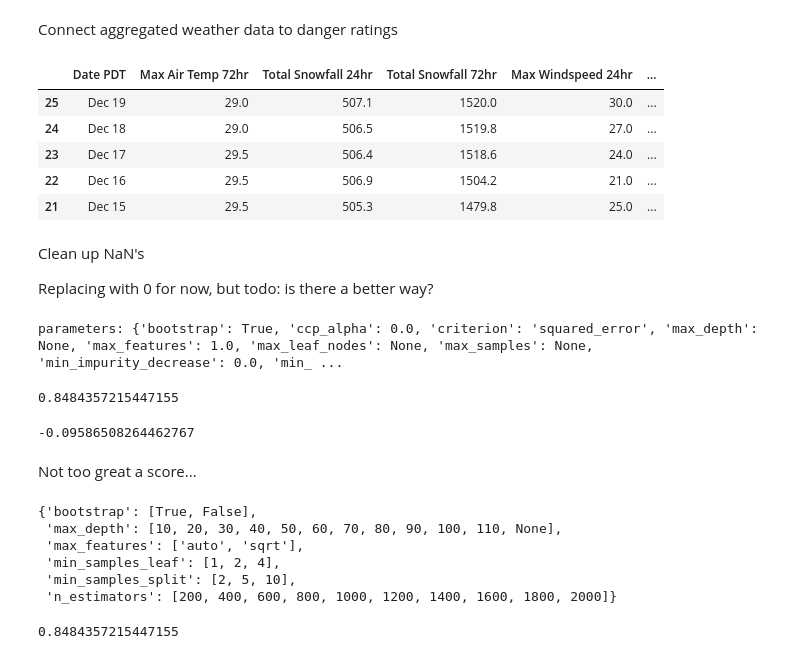
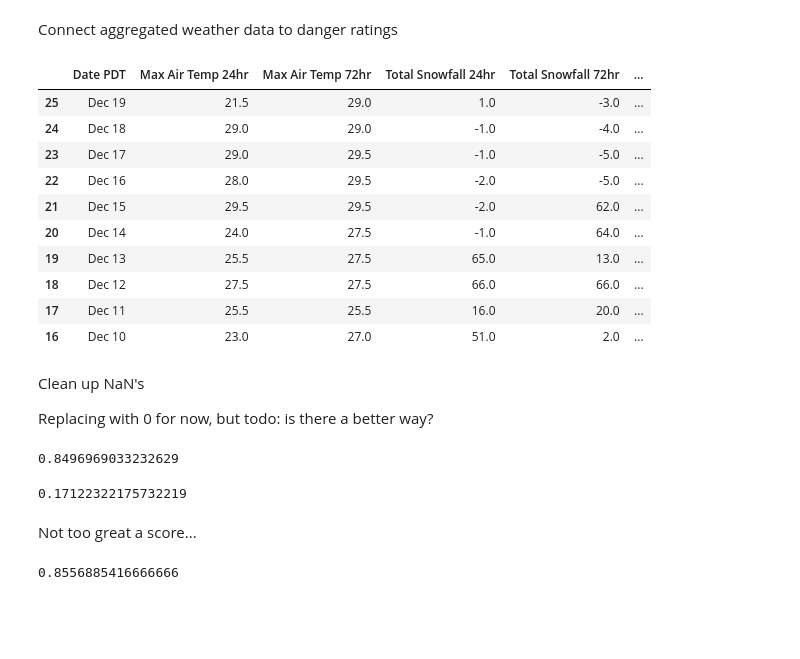
Before and after one commit to itsjpb/470-avalanche-prediction, a Jupyter notebook: jupyter/better_metrics.ipynb, the cells around one changed output. Cells and saved outputs as stored; diff of their text form; code cells hidden in the pictures; blank space fills up the shorter version.

Commit message:
correct snowfall amount improves prediction

```diff
--- a/jupyter/better_metrics.ipynb
+++ b/jupyter/better_metrics.ipynb
@@ -233,8 +233,14 @@ def connect_danger_to_aggregated_weather(seasonal_df, danger_df, result_df):
             return days_df.iloc[0:24*3]
         def get_max_air_temp(day):
             return day['Temp F'].max()
-        def get_total_snowfall(day):
-            return day['PcpAc in'].sum()
+        def get_total_snowfall(days_df):
+            try:
+                first = days_df['SnoHt in'].iat[0]
+                last = days_df['SnoHt in'].iloc[-1]
+                return first - last
+            except Exception as err:
+                print('err:', err)
+                return 0
         def get_max_wind(day):
             return day['Spd mph'].max() # should we use gust?
         def get_weighted_snowfall(days_df):
@@ -276,41 +282,46 @@ def connect_danger_to_aggregated_weather(seasonal_df, danger_df, result_df):
         return result_df
 
     def add_date_and_danger(row, date, danger, prev_danger):
         row['Date PDT'] = date
         row['Yesterday Danger'] = prev_danger
         row ['Danger Rating'] = danger
         return row
 
     prev_day_danger = 0
     # For every danger rating (ie for every day)
     for idx, row in danger_df.iterrows():
         date, date_start = get_date_and_datestart(row)
         # Use this to index the seasonal dataframe
         idx = get_idx(seasonal_df, date_start)
         # Get the past x days
         days_past = get_days_past(seasonal_df)
         # Aggregate them
         agg_past = aggregate(days_past)
         # Tag with date and danger rating
         agg_past = add_date_and_danger(agg_past, date, row['Danger Rating'], prev_day_danger)
         # Add back into the dataframe
         result_df = add_and_reindex(result_df, agg_past)
         # Cache today's danger to use as previous next iter
         prev_day_danger = row['Danger Rating']
     # Drop a BUNCH of columns
-    cols = [1,2,3,4,5,6,7,8,9,10,11,12,13] # BAD
+    cols = [1,2,3,4,5,6,7,8,9,10,11,12] # BAD
     result_df.drop(result_df.columns[cols], axis=1, inplace=True)
     return result_df
 
 training_data = connect_danger_to_aggregated_weather(seasonal_weather, seasonal_danger, training_data)
-training_data.iloc[120:125]
+training_data.iloc[120:130]
 # %% [output]
-|  | Date PDT | Max Air Temp 72hr | Total Snowfall 24hr | Total Snowfall 72hr | Max Windspeed 24hr | ... |
-| 25 | Dec 19 | 29.0 | 507.1 | 1520.0 | 30.0 | ... |
-| 24 | Dec 18 | 29.0 | 506.5 | 1519.8 | 27.0 | ... |
-| 23 | Dec 17 | 29.5 | 506.4 | 1518.6 | 24.0 | ... |
-| 22 | Dec 16 | 29.5 | 506.9 | 1504.2 | 21.0 | ... |
-| 21 | Dec 15 | 29.5 | 505.3 | 1479.8 | 25.0 | ... |
+|  | Date PDT | Max Air Temp 24hr | Max Air Temp 72hr | Total Snowfall 24hr | Total Snowfall 72hr | ... |
+| 25 | Dec 19 | 21.5 | 29.0 | 1.0 | -3.0 | ... |
+| 24 | Dec 18 | 29.0 | 29.0 | -1.0 | -4.0 | ... |
+| 23 | Dec 17 | 29.0 | 29.5 | -1.0 | -5.0 | ... |
+| 22 | Dec 16 | 28.0 | 29.5 | -2.0 | -5.0 | ... |
+| 21 | Dec 15 | 29.5 | 29.5 | -2.0 | 62.0 | ... |
+| 20 | Dec 14 | 24.0 | 27.5 | -1.0 | 64.0 | ... |
+| 19 | Dec 13 | 25.5 | 27.5 | 65.0 | 13.0 | ... |
+| 18 | Dec 12 | 27.5 | 27.5 | 66.0 | 66.0 | ... |
+| 17 | Dec 11 | 25.5 | 25.5 | 16.0 | 20.0 | ... |
+| 16 | Dec 10 | 23.0 | 27.0 | 51.0 | 2.0 | ... |
 # %% [markdown]
 Clean up NaN's
 
@@ -330,22 +341,21 @@ drop = 'Danger Rating'
 x = training_data.drop(drop, axis=1)
 y = training_data[drop]
 
-x_train, x_test, y_train, y_test = train_test_split(x, y, random_state=0)
+x_train, x_test, y_train, y_test = train_test_split(x, y, random_state=42)
 
-rf_regressor = RandomForestRegressor(random_state=0)
+rf_regressor = RandomForestRegressor(random_state=42)
 
 rf_regressor.fit(x_train, y_train)
 
 y_pred_train = rf_regressor.predict(x_train)
 r2_score(y_train, y_pred_train)
 # %% [output]
-parameters: {'bootstrap': True, 'ccp_alpha': 0.0, 'criterion': 'squared_error', 'max_depth': None, 'max_features': 1.0, 'max_leaf_nodes': None, 'max_samples': None, 'min_impurity_decrease': 0.0, 'min_ ...
+0.8496969033232629
-0.8484357215447155
 # %%
 y_pred = rf_regressor.predict(x_test)
 r2_score(y_test, y_pred)
 # %% [output]
--0.09586508264462767
+0.17122322175732219
 # %% [markdown]
 Not too great a score...
 # %%
@@ -355,7 +365,6 @@ from sklearn.ensemble import RandomForestRegressor # try classifier next
 
 from sklearn.model_selection import RandomizedSearchCV
 import numpy as np
-from pprint import pprint
 
 # number of trees in random forest
 n_estimators = [int(x) for x in np.linspace(start=200, stop=2000, num=10)]
@@ -379,7 +388,6 @@ random_grid = {'n_estimators': n_estimators,
                'min_samples_split': min_samples_split,
                'min_samples_leaf': min_samples_leaf,
                'bootstrap': bootstrap}
-pprint(random_grid)
 
 # date isn't a number, and isn't relevant (yet)
 try:
@@ -409,11 +417,5 @@ rf_regressor.fit(x_train, y_train)
 y_pred_train = rf_regressor.predict(x_train)
 r2_score(y_train, y_pred_train)
 # %% [output]
-{'bootstrap': [True, False],
- 'max_depth': [10, 20, 30, 40, 50, 60, 70, 80, 90, 100, 110, None],
- 'max_features': ['auto', 'sqrt'],
- 'min_samples_leaf': [1, 2, 4],
- 'min_samples_split': [2, 5, 10],
- 'n_estimators': [200, 400, 600, 800, 1000, 1200, 1400, 1600, 1800, 2000]}
+0.8556885416666666
-0.8484357215447155
 # %%
```
Also changed, not shown: parts of 2 cells of this notebook.
